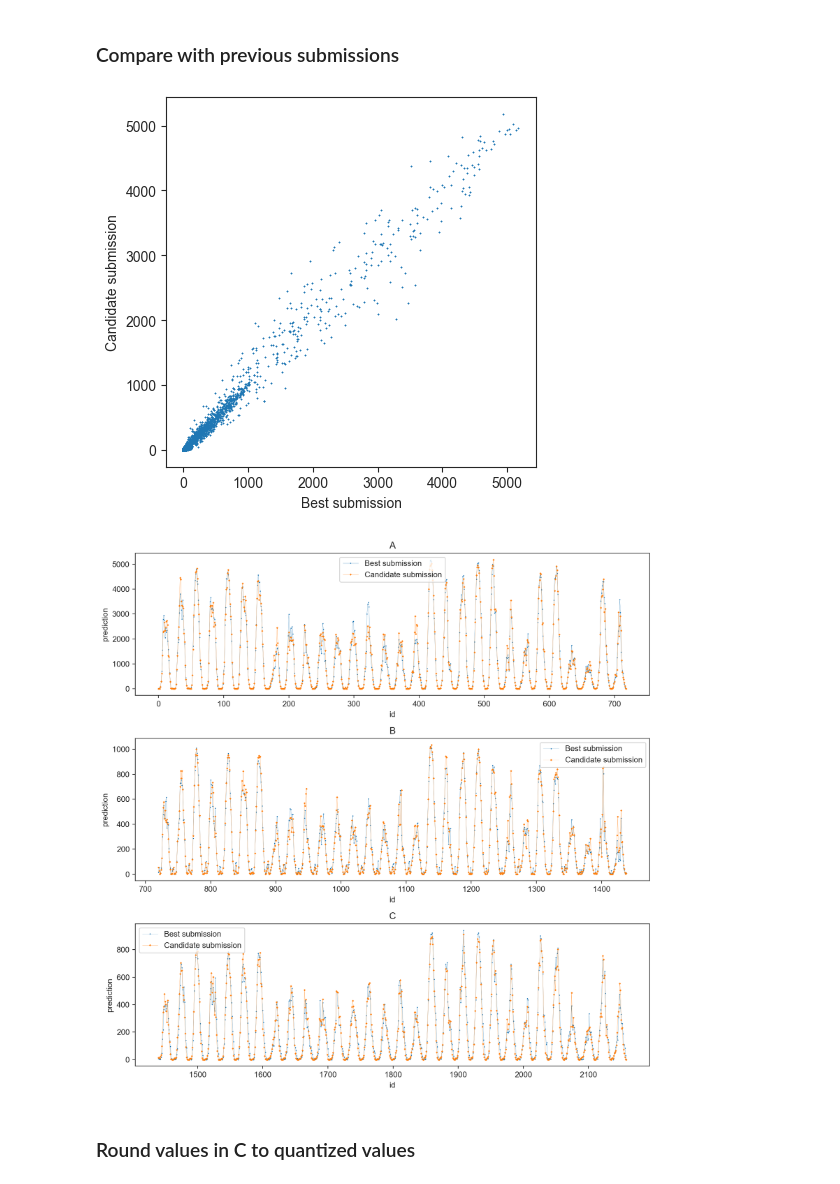
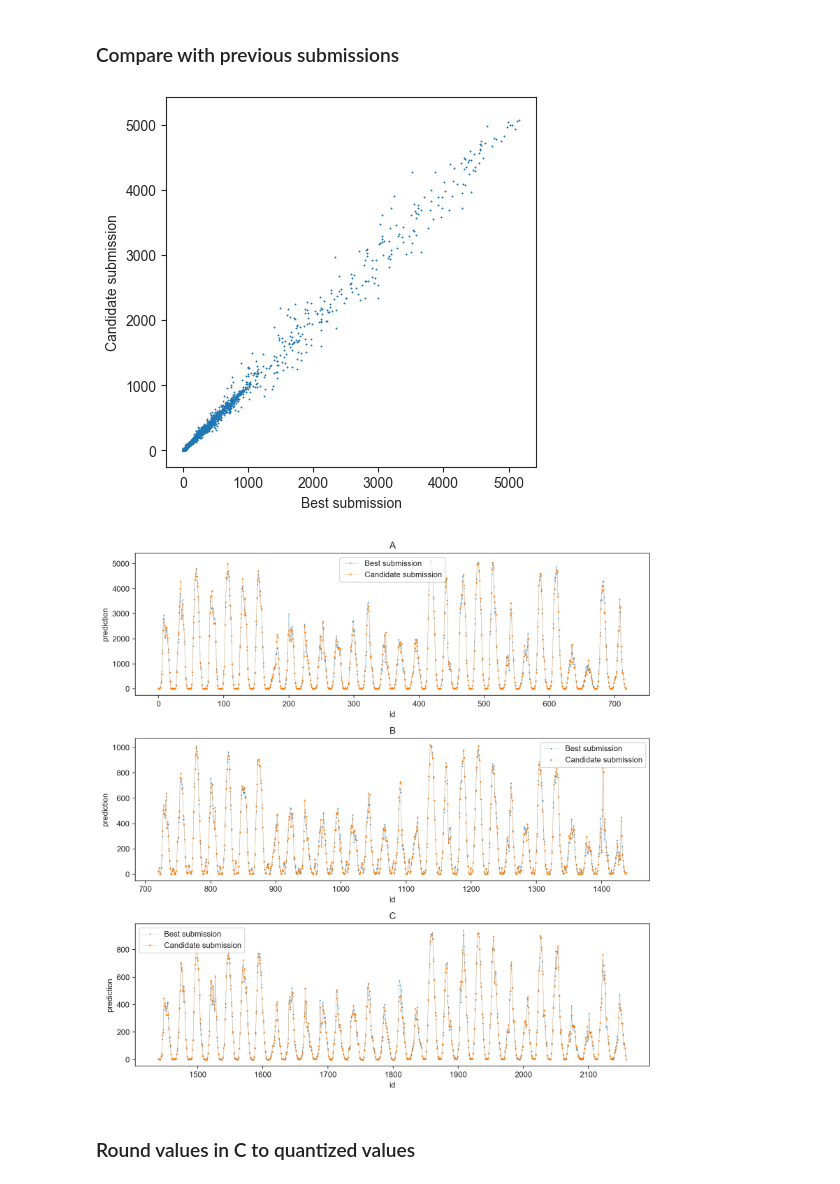
Before and after one commit to hugokerino/Energy-forecasting-NTNU, a Jupyter notebook: data/Noe/Short_notebook_1.ipynb, the cells around one changed output. Cells and saved outputs as stored; diff of their text form; code cells hidden in the pictures.

```diff
--- a/data/Noe/Short_notebook_1.ipynb
+++ b/data/Noe/Short_notebook_1.ipynb
@@ -1301,36 +2165,35 @@ submission.to_csv("Submissions/"+name+".csv",
 ### Compare with previous submissions
 # %%
 # Compare with previous solutions
-# sub1 = pd.read_csv('Submissions/catboost_kneighbor_dectree_to_lgb_lag2_minmax_v1.csv')
 sub1 = pd.read_csv('Submissions/catboost_kneighbor_dectree_to_lgb_lag2_minmax_v1_Cupdate.csv')
-sub2 = pd.read_csv('Submissions/catboost_kneighbor_dectree_to_lgb_lag2_minmax_v4.csv')
+sub2 = pd.read_csv('Submissions/catboost_kneighbor_dectree_to_lgb_lag2_minmax_old_code.csv')
 name1 = "Best submission"
 name2 = "Candidate submission"
 
 # x=np.arange(0,len(PREDICTION_A))
 plt.figure()
 plt.scatter(sub1['prediction'],sub2['prediction'],s=0.05,marker="*")
 plt.xlabel(name1)
 plt.ylabel(name2)
 # plt.xscale("log")
 # plt.yscale("log")
 plt.axis("square")
 plt.show()
 
 n=sub1.shape[0]//3
 fig,ax = plt.subplots(nrows=3,ncols=1,figsize=(10,10),dpi=200)
 for index,loc in enumerate(['A','B','C']):
     ax[index].plot(sub1['id'].iloc[index*n:(index+1)*n-1],sub1['prediction'].iloc[index*n:(index+1)*n-1],'-*',linewidth = 0.2, markersize = 0.8, label = name1)
     ax[index].plot(sub2['id'].iloc[index*n:(index+1)*n-1],sub2['prediction'].iloc[index*n:(index+1)*n-1],'-+',linewidth = 0.2, markersize = 2, label = name2)
     ax[index].set_xlabel("id")
     ax[index].set_ylabel("prediction")
     ax[index].set_title(loc)
     ax[index].legend()
 fig.tight_layout()
 plt.show()
 # %% [output]
-[figure, old version]
+[figure, new version]
-[figure, old version]
+[figure, new version]
 # %% [markdown]
 ### Round values in C to quantized values
 # %%
```
Also changed, not shown: parts of 9 cells of this notebook, 4 other files.
